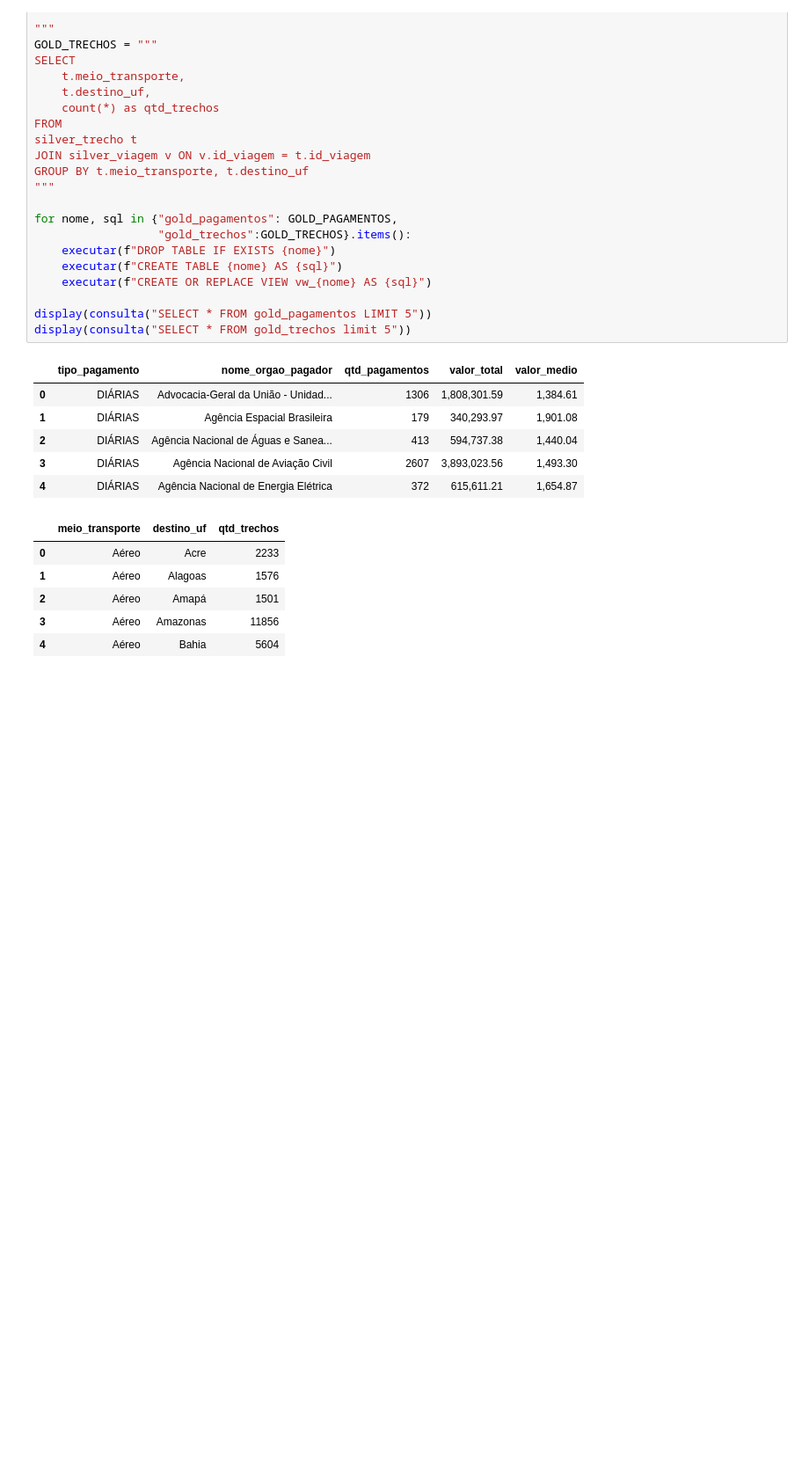
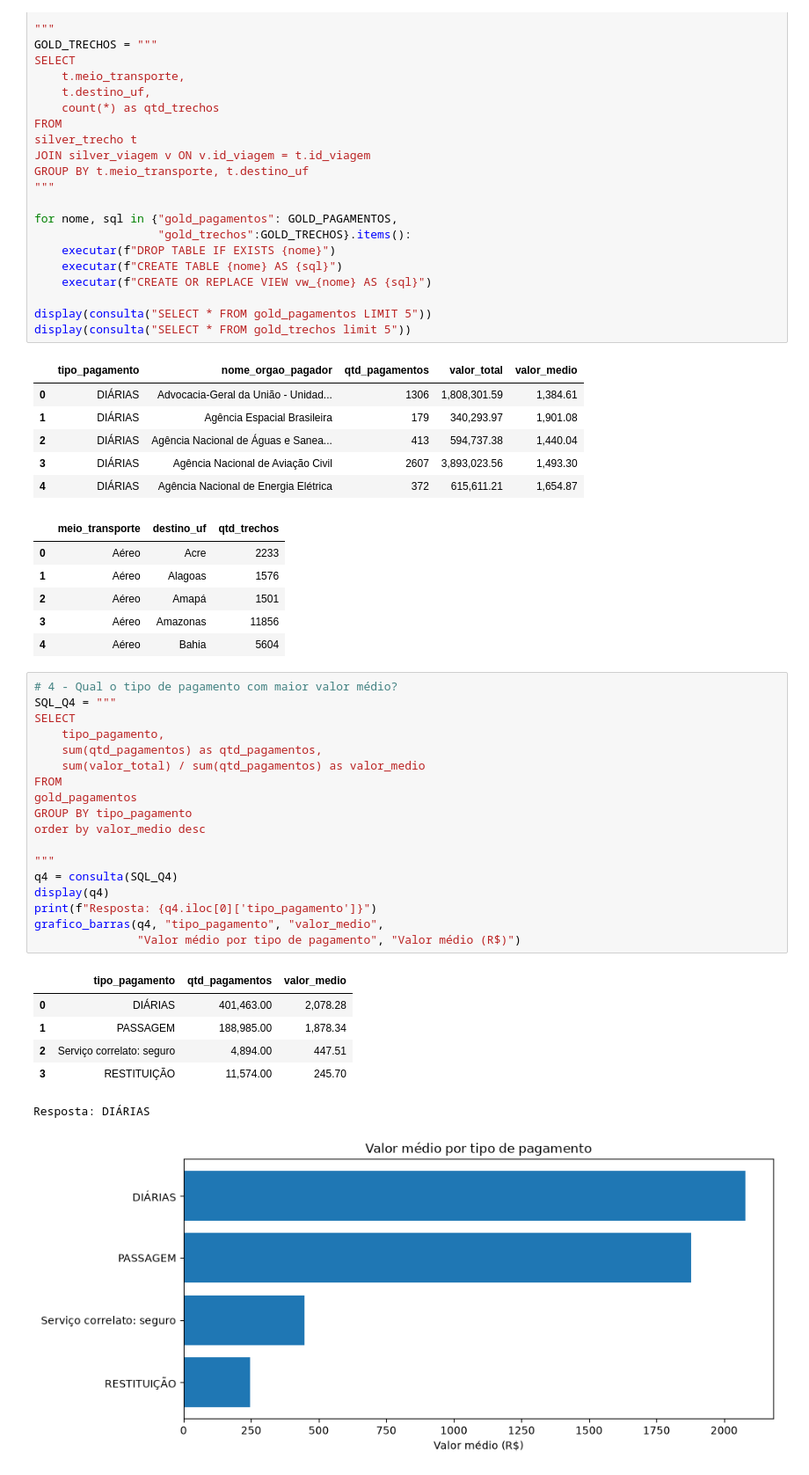
Before and after one commit to jhenrique131/M-dulo-1---Projeto-de-Recupera-o, a Jupyter notebook: 3_analise.ipynb, the cells around one changed output. Shown at 88% size. Cells and saved outputs as stored; diff of their text form; blank space fills up the shorter version.

```diff
--- a/3_analise.ipynb
+++ b/3_analise.ipynb
@@ -183,3 +183,29 @@ display(consulta("SELECT * FROM gold_trechos limit 5"))
 | 2 | Aéreo | Amapá | 1501 |
 | 3 | Aéreo | Amazonas | 11856 |
 | 4 | Aéreo | Bahia | 5604 |
+# %%
+# 4 - Qual o tipo de pagamento com maior valor médio?
+SQL_Q4 = """
+SELECT
+    tipo_pagamento,
+    sum(qtd_pagamentos) as qtd_pagamentos,
+    sum(valor_total) / sum(qtd_pagamentos) as valor_medio
+FROM
+gold_pagamentos
+GROUP BY tipo_pagamento
+order by valor_medio desc
+
+"""
+q4 = consulta(SQL_Q4)
+display(q4)
+print(f"Resposta: {q4.iloc[0]['tipo_pagamento']}")
+grafico_barras(q4, "tipo_pagamento", "valor_medio",
+               "Valor médio por tipo de pagamento", "Valor médio (R$)")
+# %% [output]
+|  | tipo_pagamento | qtd_pagamentos | valor_medio |
+| 0 | DIÁRIAS | 401,463.00 | 2,078.28 |
+| 1 | PASSAGEM | 188,985.00 | 1,878.34 |
+| 2 | Serviço correlato: seguro | 4,894.00 | 447.51 |
+| 3 | RESTITUIÇÃO | 11,574.00 | 245.70 |
+Resposta: DIÁRIAS
+[figure, added]
```
